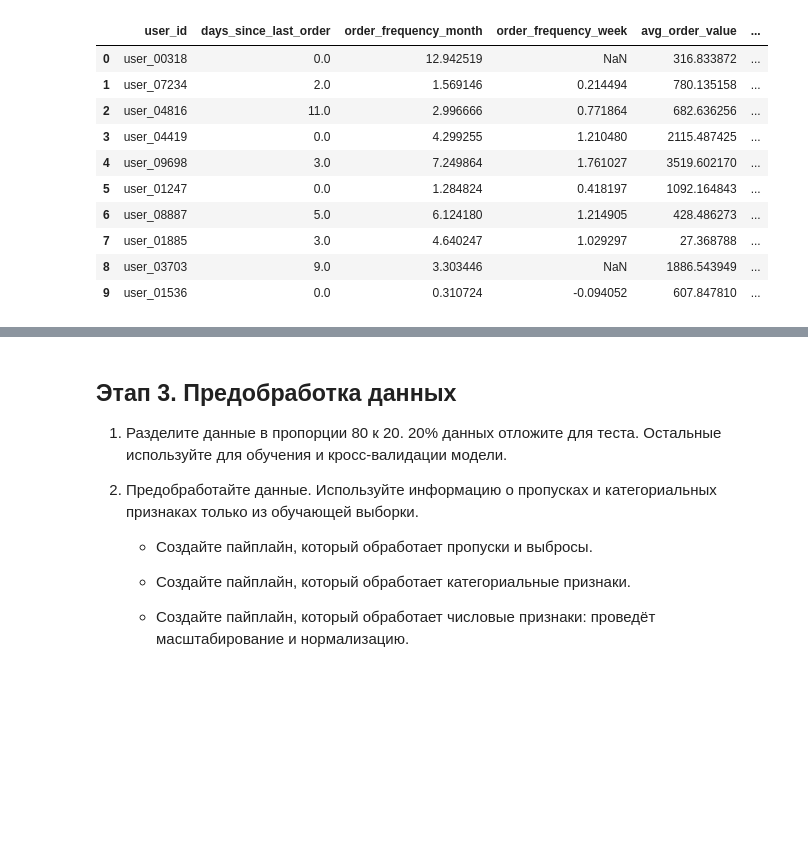
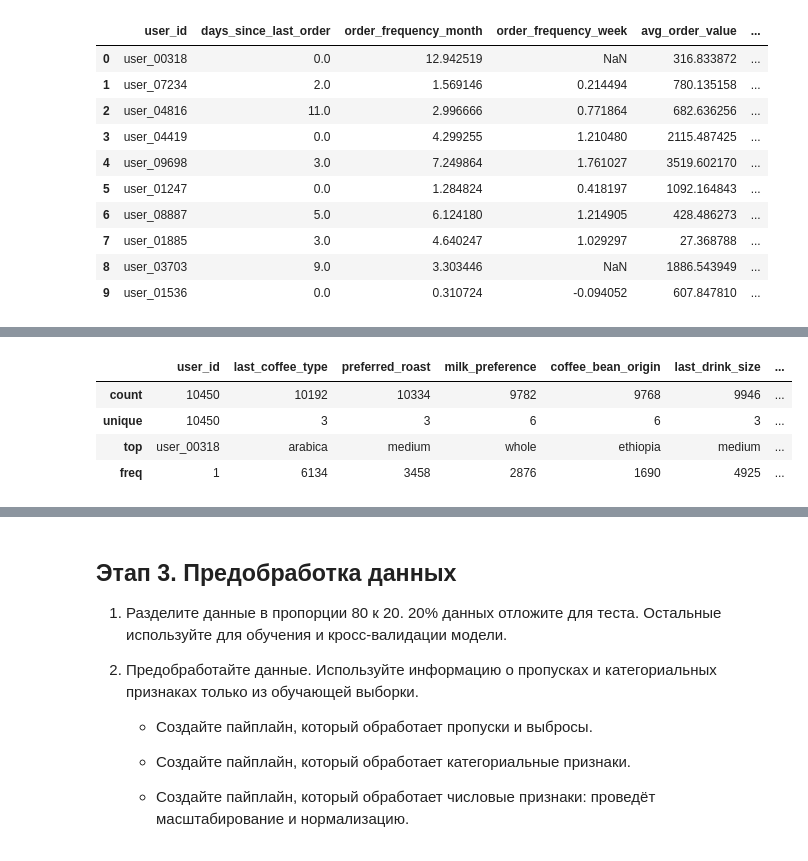
Before and after one commit to TemaQDX/project_happy_coffe_beans, a Jupyter notebook: happy_coffee_beans_project_sprint_11_Artem_Burov.ipynb, the cells around one changed output, grey strips where cells are left out. Cells and saved outputs as stored; diff of their text form; code cells hidden in the pictures; blank space fills up the shorter version.

```diff
--- a/happy_coffee_beans_project_sprint_11_Artem_Burov.ipynb
+++ b/happy_coffee_beans_project_sprint_11_Artem_Burov.ipynb
@@ -173,0 +248,8 @@ ___
+# %%
+df_init[cat_features].describe()
+# %% [output]
+|  | user_id | last_coffee_type | preferred_roast | milk_preference | coffee_bean_origin | last_drink_size | ... |
+| count | 10450 | 10192 | 10334 | 9782 | 9768 | 9946 | ... |
+| unique | 10450 | 3 | 3 | 6 | 6 | 3 | ... |
+| top | user_00318 | arabica | medium | whole | ethiopia | medium | ... |
+| freq | 1 | 6134 | 3458 | 2876 | 1690 | 4925 | ... |
```
Also changed, not shown: parts of 19 cells of this notebook.
